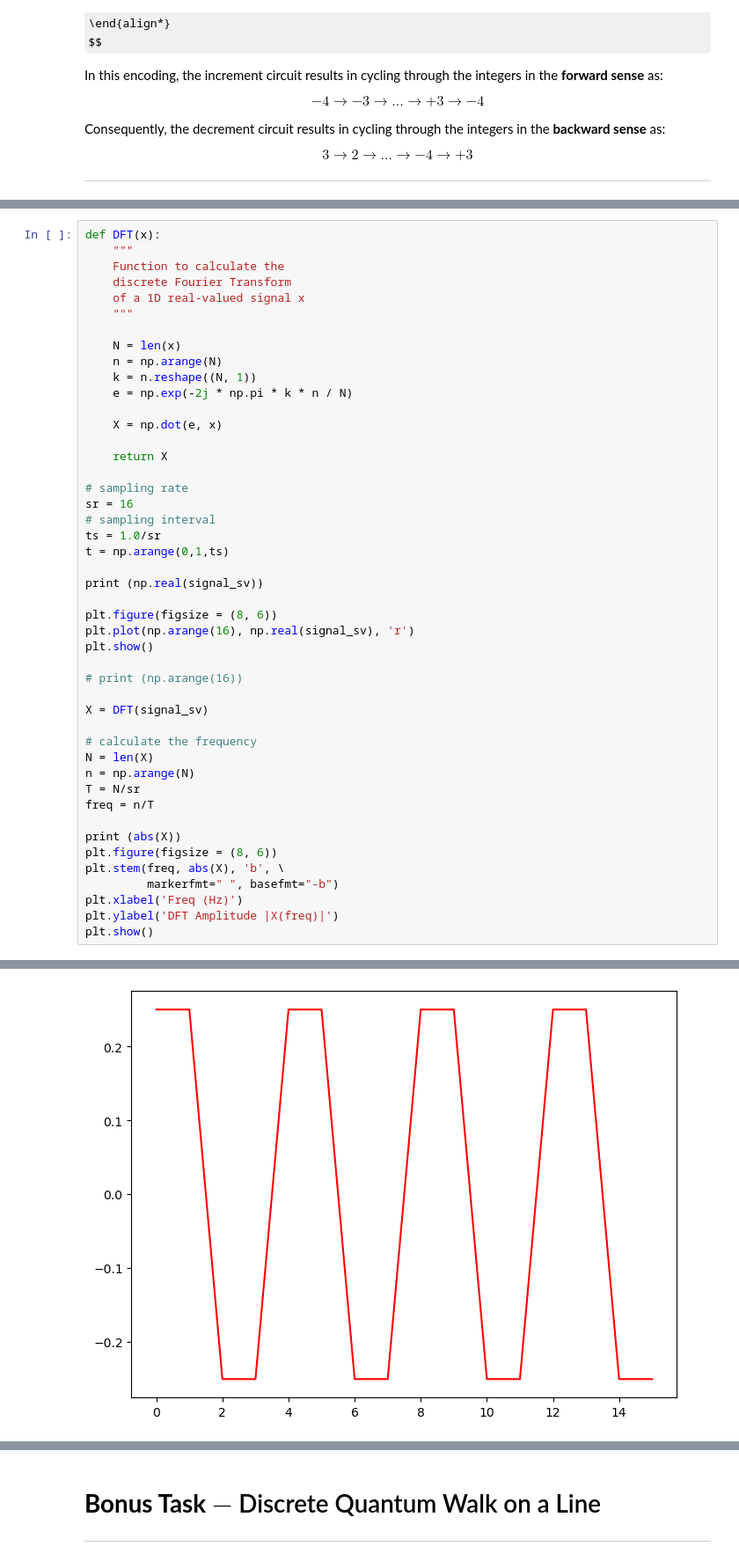
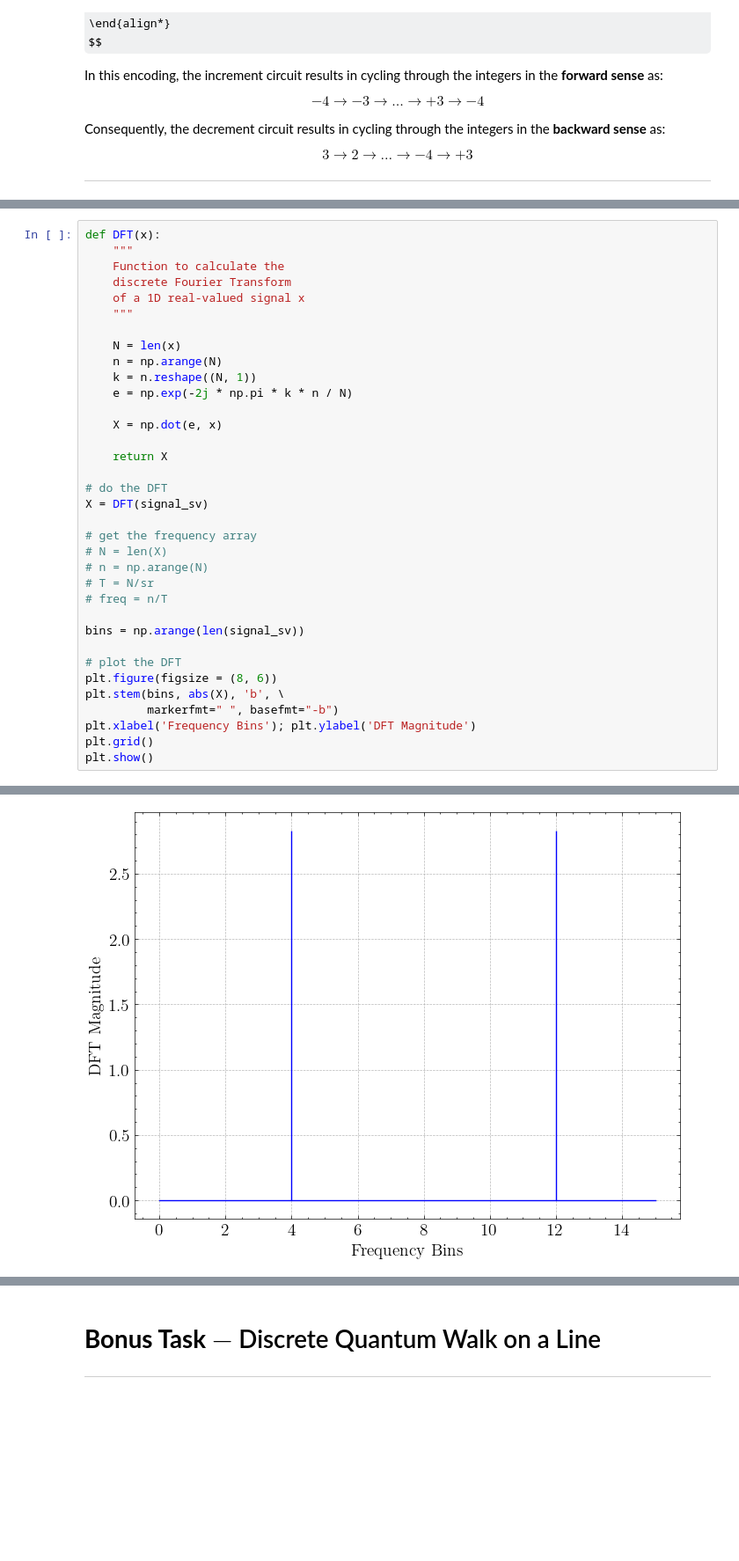
Before and after one commit to ScottMcHaffie/DD2367_Projects, a Jupyter notebook: DD2367_Assignment3.ipynb, the cells around one changed output, grey strips where cells are left out. Shown at 88% size. Cells and saved outputs as stored; diff of their text form; some formulas as TeX source; blank space fills up the shorter version.

```diff
--- a/DD2367_Assignment3.ipynb
+++ b/DD2367_Assignment3.ipynb
@@ -335,33 +377,22 @@ def DFT(x):
 
     return X
 
-# sampling rate
-sr = 16
-# sampling interval
-ts = 1.0/sr
-t = np.arange(0,1,ts)
-
-print (np.real(signal_sv))
-
-plt.figure(figsize = (8, 6))
-plt.plot(np.arange(16), np.real(signal_sv), 'r')
-plt.show()
-
-# print (np.arange(16))
-
+# do the DFT
 X = DFT(signal_sv)
 
-# calculate the frequency
-N = len(X)
-n = np.arange(N)
-T = N/sr
-freq = n/T
+# get the frequency array
+# N = len(X)
+# n = np.arange(N)
+# T = N/sr
+# freq = n/T
 
-print (abs(X))
+bins = np.arange(len(signal_sv))
+
+# plot the DFT
 plt.figure(figsize = (8, 6))
-plt.stem(freq, abs(X), 'b', \
+plt.stem(bins, abs(X), 'b', \
          markerfmt=" ", basefmt="-b")
-plt.xlabel('Freq (Hz)')
-plt.ylabel('DFT Amplitude |X(freq)|')
+plt.xlabel('Frequency Bins'); plt.ylabel('DFT Magnitude')
+plt.grid()
 plt.show()
 # %% [output]
@@ -370 +399 @@ plt.show()
-[figure, old version]
+[figure, new version]
```
Also changed, not shown: parts of 30 cells of this notebook.
